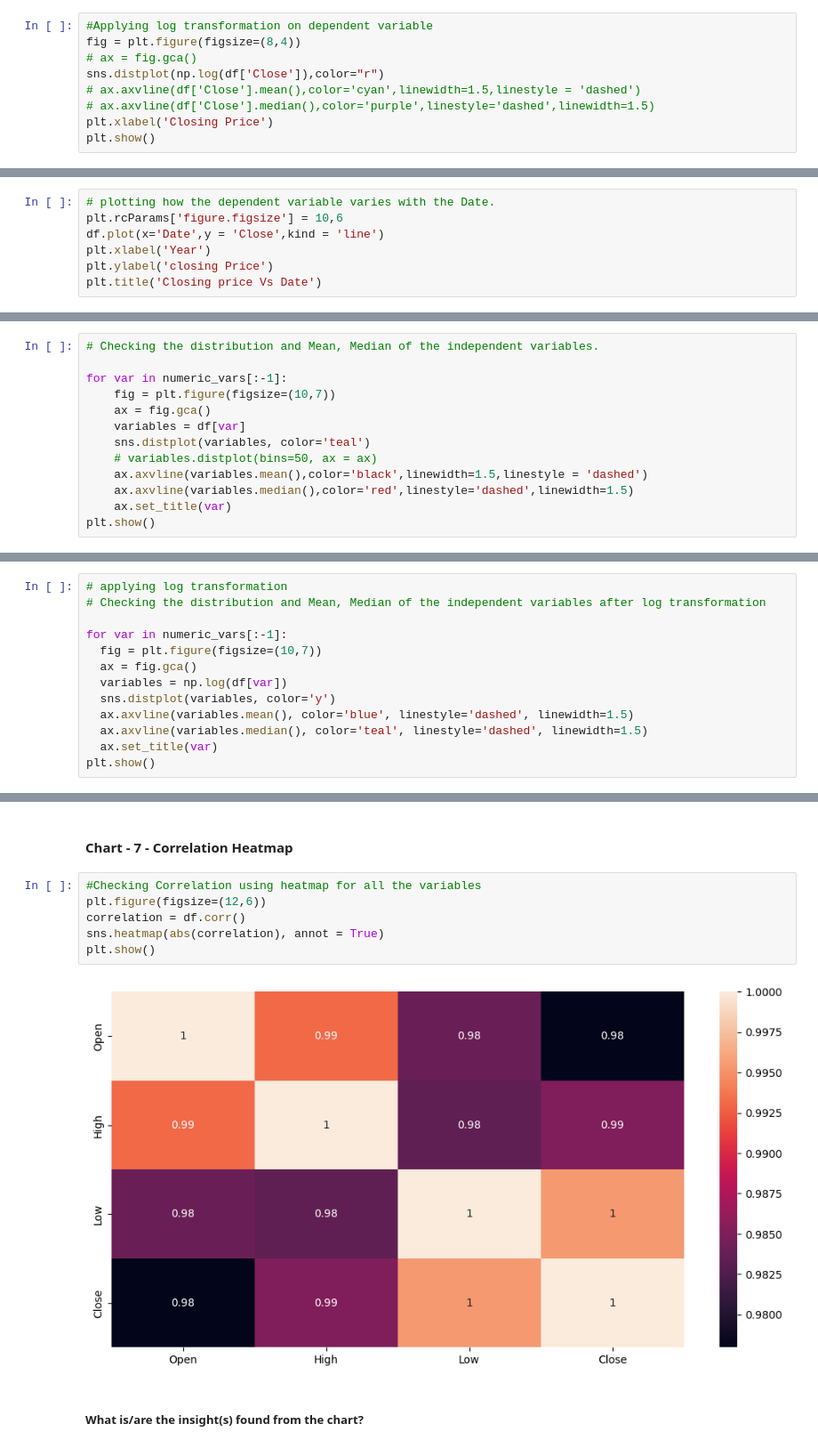
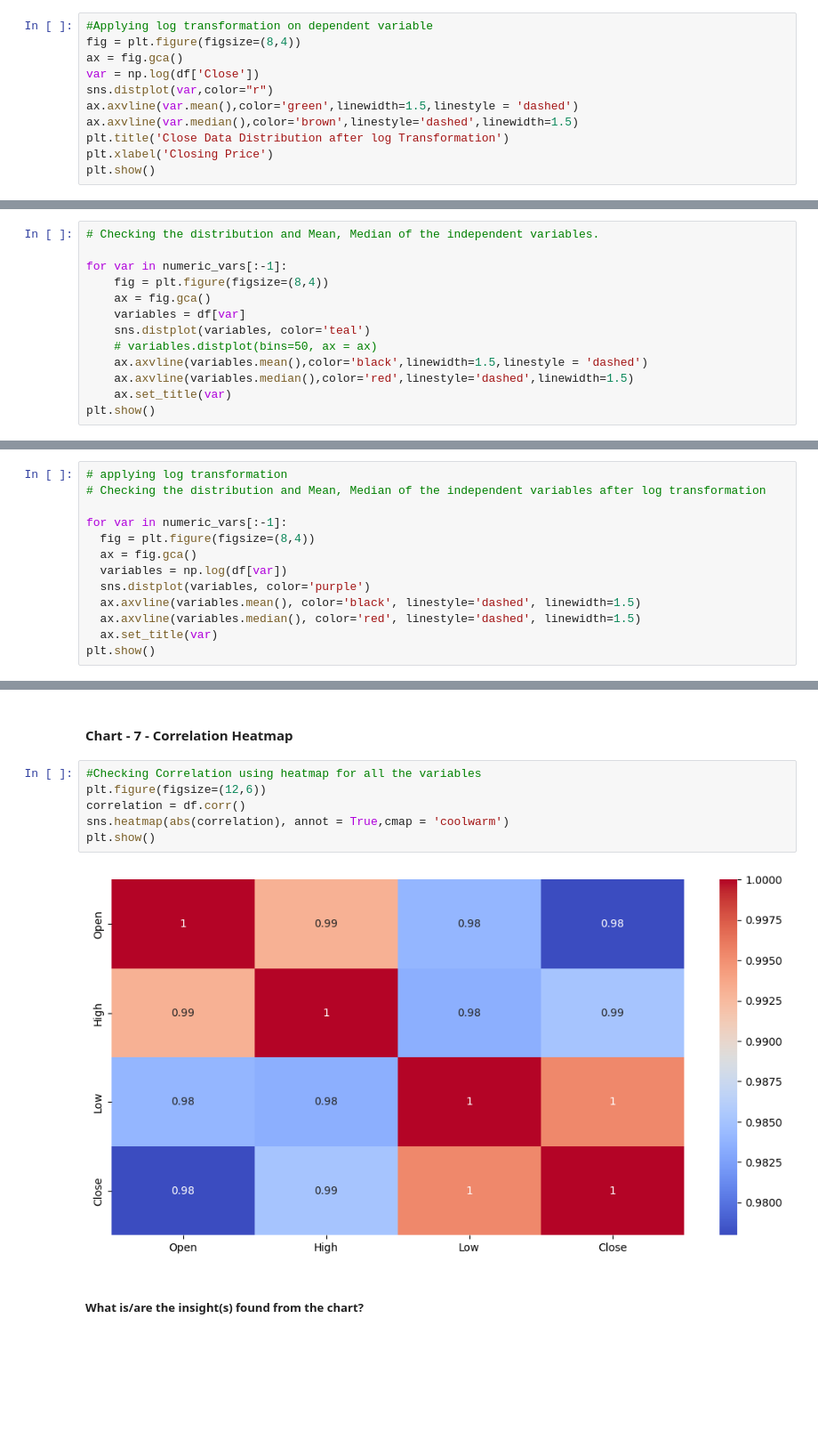
Before and after one commit to Devyani273/Regression---Yes-Bank-Stock-Closing-Price-Prediction, a Jupyter notebook: Yes_Bank_Stock_Closing_Price_Prediction.ipynb, the cells around one changed output, grey strips where cells are left out. Shown at 89% size. Saved outputs shown, nothing was run; the diff lists cells and outputs as text; blank space fills up the shorter version.

```diff
--- a/Yes_Bank_Stock_Closing_Price_Prediction.ipynb
+++ b/Yes_Bank_Stock_Closing_Price_Prediction.ipynb
@@ -249,10 +271,12 @@ It's clearly visible the data is right skewed hence log transformation is needed
 # %%
 #Applying log transformation on dependent variable
 fig = plt.figure(figsize=(8,4))
-# ax = fig.gca()
-sns.distplot(np.log(df['Close']),color="r")
-# ax.axvline(df['Close'].mean(),color='cyan',linewidth=1.5,linestyle = 'dashed')
-# ax.axvline(df['Close'].median(),color='purple',linestyle='dashed',linewidth=1.5)
+ax = fig.gca()
+var = np.log(df['Close'])
+sns.distplot(var,color="r")
+ax.axvline(var.mean(),color='green',linewidth=1.5,linestyle = 'dashed')
+ax.axvline(var.median(),color='brown',linestyle='dashed',linewidth=1.5)
+plt.title('Close Data Distribution after log Transformation')
 plt.xlabel('Closing Price')
 plt.show()
 # %% [output]
@@ -264,7 +285,0 @@ Now, the distributions are very similar to Normal distribution. The mean and med
-# %%
-# plotting how the dependent variable varies with the Date.
-plt.rcParams['figure.figsize'] = 10,6
-df.plot(x='Date',y = 'Close',kind = 'line')
-plt.xlabel('Year')
-plt.ylabel('closing Price')
-plt.title('Closing price Vs Date')
@@ -288,7 +296,7 @@ Index(['Open', 'High', 'Low', 'Close'], dtype='object')
 # Checking the distribution and Mean, Median of the independent variables.
 
 for var in numeric_vars[:-1]:
-    fig = plt.figure(figsize=(10,7))
+    fig = plt.figure(figsize=(8,4))
     ax = fig.gca()
     variables = df[var]
     sns.distplot(variables, color='teal')
@@ -314,12 +322,12 @@ Therefore we will have to use log transformation to reduce the skewness and conv
 # Checking the distribution and Mean, Median of the independent variables after log transformation
 
 for var in numeric_vars[:-1]:
-  fig = plt.figure(figsize=(10,7))
+  fig = plt.figure(figsize=(8,4))
   ax = fig.gca()
   variables = np.log(df[var])
-  sns.distplot(variables, color='y')
-  ax.axvline(variables.mean(), color='blue', linestyle='dashed', linewidth=1.5)
-  ax.axvline(variables.median(), color='teal', linestyle='dashed', linewidth=1.5)
+  sns.distplot(variables, color='purple')
+  ax.axvline(variables.mean(), color='black', linestyle='dashed', linewidth=1.5)
+  ax.axvline(variables.median(), color='red', linestyle='dashed', linewidth=1.5)
   ax.set_title(var)
 plt.show()
 # %% [output]
@@ -402,11 +410,11 @@ The relationship between dependent and independent variables is linear in nature
 # %%
 #Checking Correlation using heatmap for all the variables
 plt.figure(figsize=(12,6))
 correlation = df.corr()
-sns.heatmap(abs(correlation), annot = True)
+sns.heatmap(abs(correlation), annot = True,cmap = 'coolwarm')
 plt.show()
 # %% [output]
-[figure, old version]
+[figure, new version]
 # %% [markdown]
 ##### What is/are the insight(s) found from the chart?
 # %% [markdown]
```
Also changed, not shown: parts of 38 cells of this notebook.
